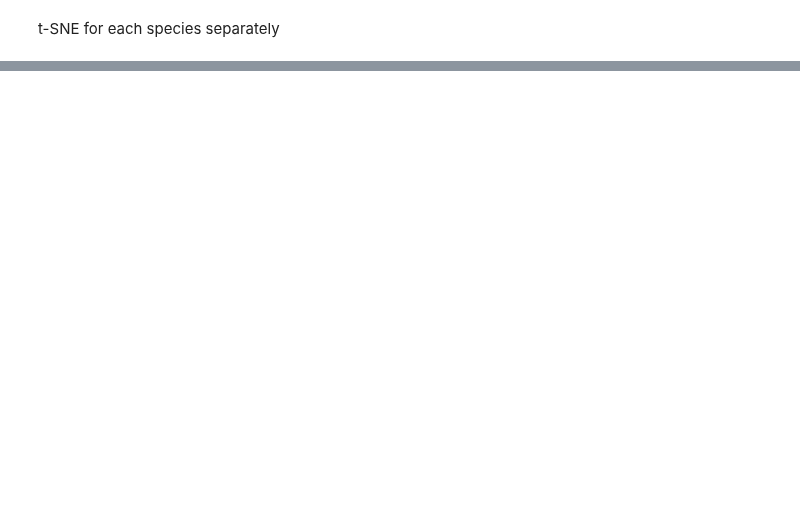
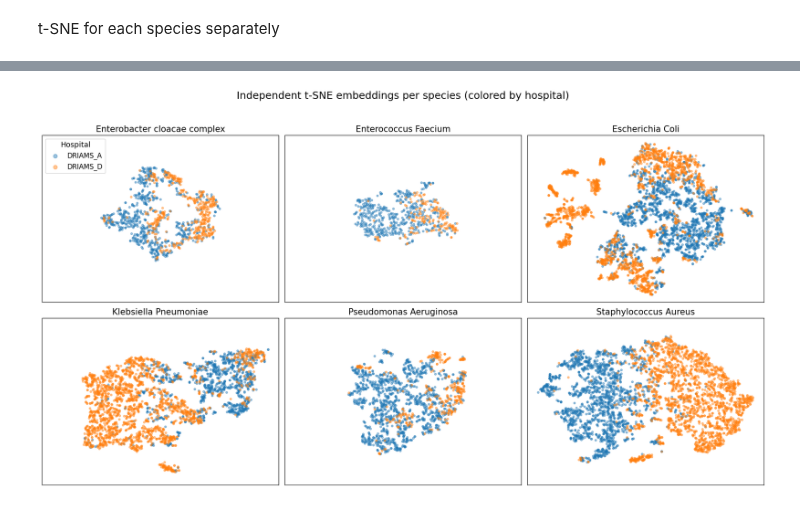
Before and after one commit to alexgaarciia/MALDIAlign, a Jupyter notebook: 02_models/vae_model.ipynb, the cells around one changed output, grey strips where cells are left out. Saved outputs shown, nothing was run; the diff lists cells and outputs as text; code cells hidden in the pictures; blank space fills up the shorter version.

```diff
--- a/02_models/vae_model.ipynb
+++ b/02_models/vae_model.ipynb
@@ -485,0 +370,5 @@ plt.show()
+# %%
+df_all, tsne_results = compute_tsne_per_species(mus_all, label_final, meta_final)
+plot_tsne_species(df_all, tsne_results)
+# %% [output]
+[figure, added]
```
Also changed, not shown: parts of 33 cells of this notebook, 6 other files.
